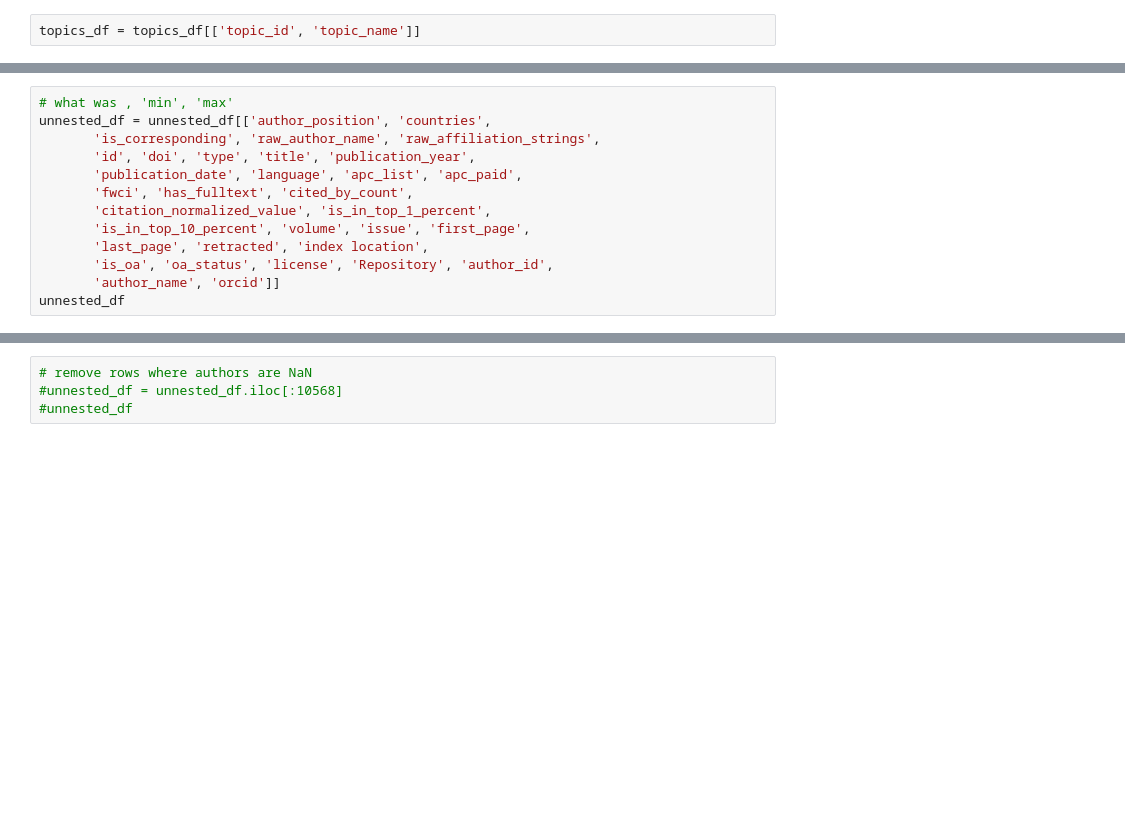
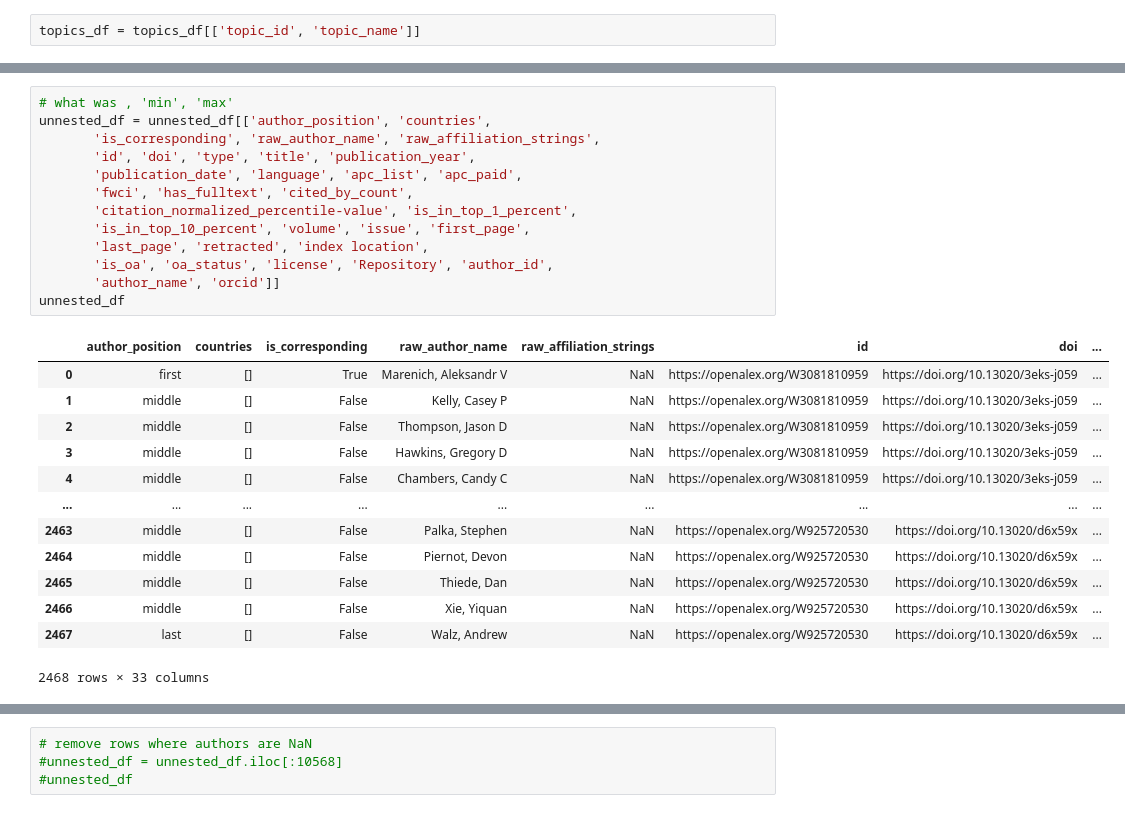
Before and after one commit to senderrr/OpenAlex, a Jupyter notebook: OpenAlexSource.ipynb, the cells around one changed output, grey strips where cells are left out. Drawn from its saved outputs; the diff is of its cells as text; blank space fills up the shorter version.

```diff
--- a/OpenAlexSource.ipynb
+++ b/OpenAlexSource.ipynb
@@ -281,16 +540,30 @@ unnested_df.columns
 # %%
 # what was , 'min', 'max'
 unnested_df = unnested_df[['author_position', 'countries',
        'is_corresponding', 'raw_author_name', 'raw_affiliation_strings',
        'id', 'doi', 'type', 'title', 'publication_year',
        'publication_date', 'language', 'apc_list', 'apc_paid',
        'fwci', 'has_fulltext', 'cited_by_count',
-       'citation_normalized_value', 'is_in_top_1_percent',
+       'citation_normalized_percentile-value', 'is_in_top_1_percent',
        'is_in_top_10_percent', 'volume', 'issue', 'first_page',
        'last_page', 'retracted', 'index location',
        'is_oa', 'oa_status', 'license', 'Repository', 'author_id',
        'author_name', 'orcid']]
 unnested_df
+# %% [output]
+|  | author_position | countries | is_corresponding | raw_author_name | raw_affiliation_strings | id | doi | ... |
+| 0 | first | [] | True | Marenich, Aleksandr V | NaN | https://openalex.org/W3081810959 | https://doi.org/10.13020/3eks-j059 | ... |
+| 1 | middle | [] | False | Kelly, Casey P | NaN | https://openalex.org/W3081810959 | https://doi.org/10.13020/3eks-j059 | ... |
+| 2 | middle | [] | False | Thompson, Jason D | NaN | https://openalex.org/W3081810959 | https://doi.org/10.13020/3eks-j059 | ... |
+| 3 | middle | [] | False | Hawkins, Gregory D | NaN | https://openalex.org/W3081810959 | https://doi.org/10.13020/3eks-j059 | ... |
+| 4 | middle | [] | False | Chambers, Candy C | NaN | https://openalex.org/W3081810959 | https://doi.org/10.13020/3eks-j059 | ... |
+| ... | ... | ... | ... | ... | ... | ... | ... | ... |
+| 2463 | middle | [] | False | Palka, Stephen | NaN | https://openalex.org/W925720530 | https://doi.org/10.13020/d6x59x | ... |
+| 2464 | middle | [] | False | Piernot, Devon | NaN | https://openalex.org/W925720530 | https://doi.org/10.13020/d6x59x | ... |
+| 2465 | middle | [] | False | Thiede, Dan | NaN | https://openalex.org/W925720530 | https://doi.org/10.13020/d6x59x | ... |
+| 2466 | middle | [] | False | Xie, Yiquan | NaN | https://openalex.org/W925720530 | https://doi.org/10.13020/d6x59x | ... |
+| 2467 | last | [] | False | Walz, Andrew | NaN | https://openalex.org/W925720530 | https://doi.org/10.13020/d6x59x | ... |
+2468 rows × 33 columns
 # %%
 unnested_df = pd.concat([unnested_df, merged_df], axis=1)
 unnested_df
```
Also changed, not shown: parts of 40 cells of this notebook, 2 other files.
